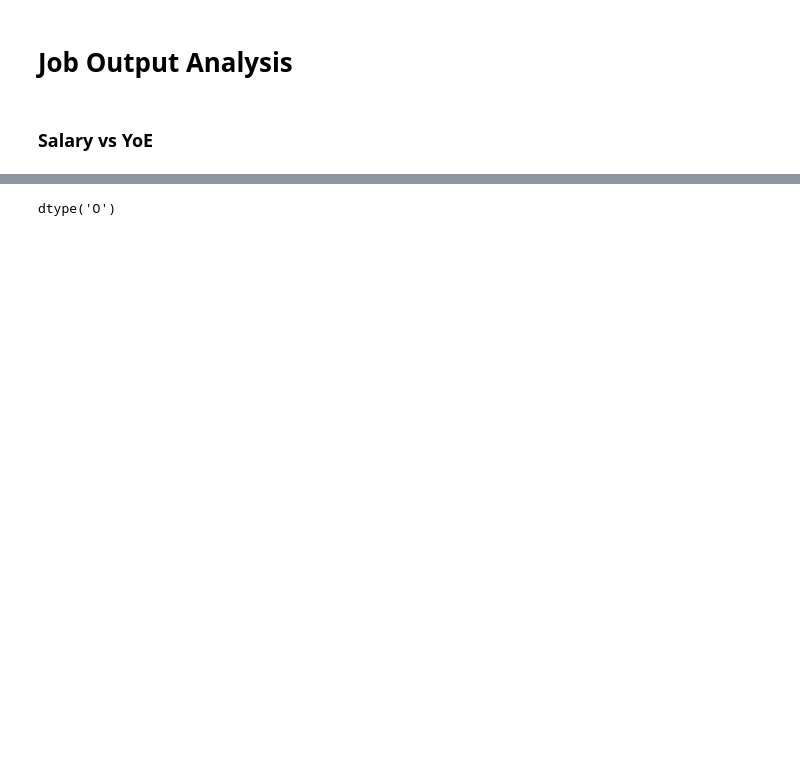
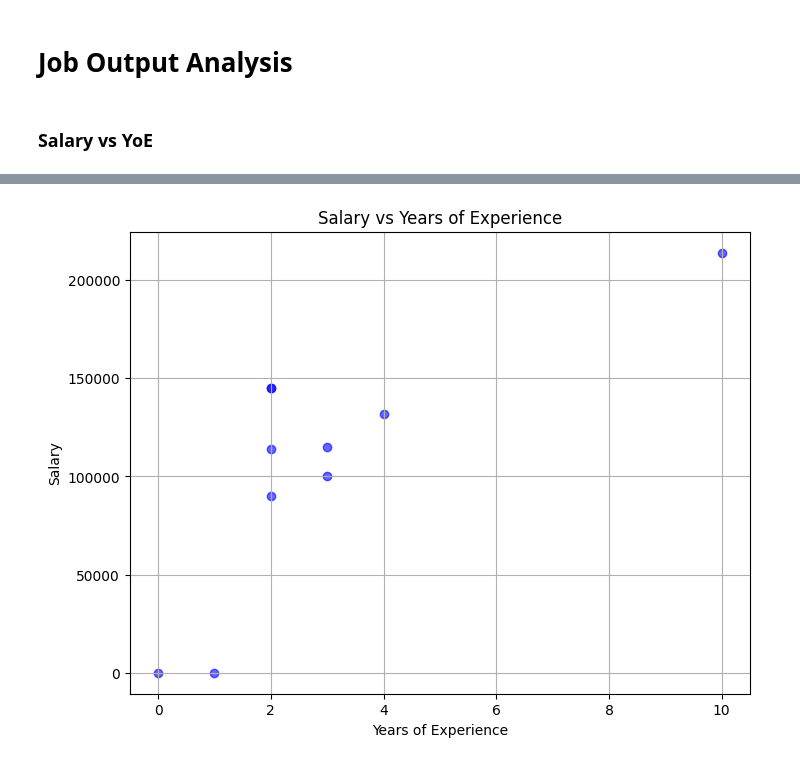
Before and after one commit to desmond-jung/Job-Insights-Agent, a Jupyter notebook: job_posting_scraper.ipynb, the cells around one changed output, grey strips where cells are left out. Cells and saved outputs as stored; diff of their text form; code cells hidden in the pictures; blank space fills up the shorter version.

```diff
--- a/job_posting_scraper.ipynb
+++ b/job_posting_scraper.ipynb
@@ -464,15 +502,13 @@ plt.show()
 # %%
-salary_yoe_df = salary_df[salary_df['yoe'].notna()].reset_index(drop=True)
-#jobs_df['yoe'] = jobs_df['yoe'].astype(int)
-salary_yoe_df['yoe'].dtype
-#salary_yoe_df.head(10)
+salary_yoe_df = salary_df[salary_df['yoe'] != 0].reset_index(drop=True)
+salary_yoe_df.head(10)
 
-# plt.figure(figsize=(8, 6))
-# plt.scatter(jobs_df['yoe'], jobs_df['salary'], color='blue', alpha=0.6)
-# plt.title('Salary vs Years of Experience')
-# plt.xlabel('Years of Experience')
-# plt.ylabel('Salary')
-# plt.grid(True)
-# plt.show()
+plt.figure(figsize=(8, 6))
+plt.scatter(jobs_df['yoe'], jobs_df['salary'], color='blue', alpha=0.6)
+plt.title('Salary vs Years of Experience')
+plt.xlabel('Years of Experience')
+plt.ylabel('Salary')
+plt.grid(True)
+plt.show()
 # %% [output]
-dtype('O')
+[figure, added]
```
Also changed, not shown: parts of 16 cells of this notebook, 2 other files.
